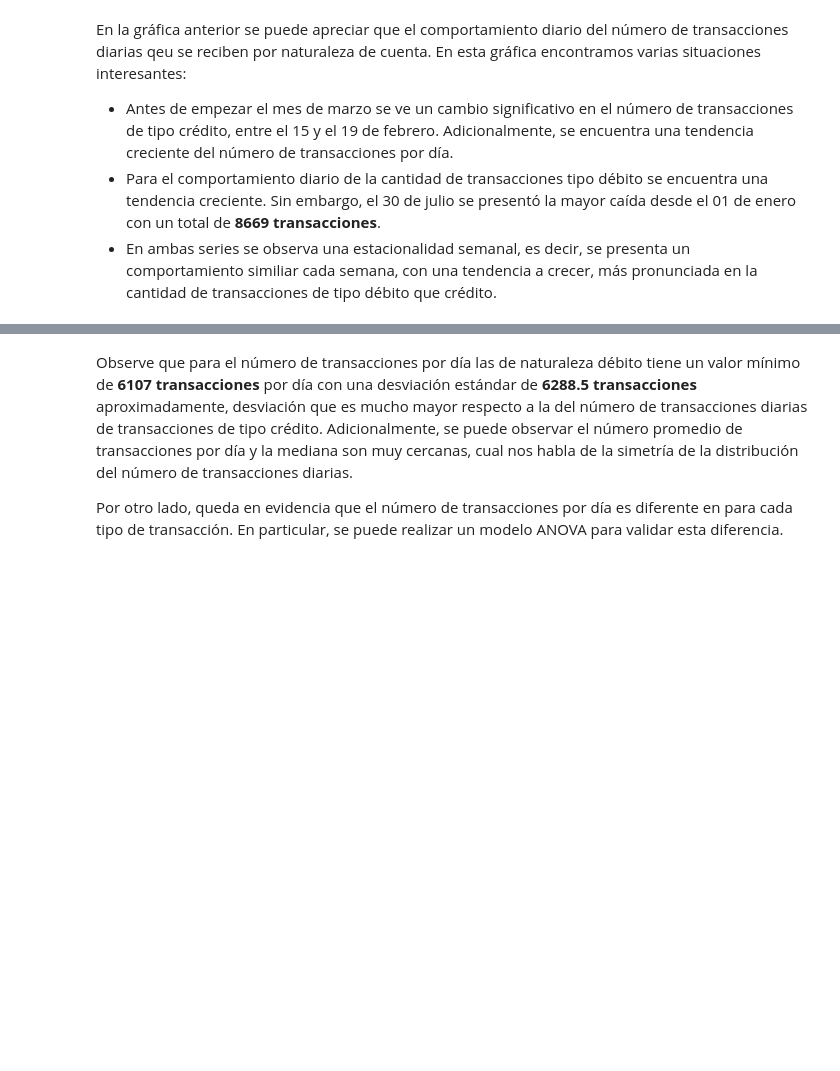
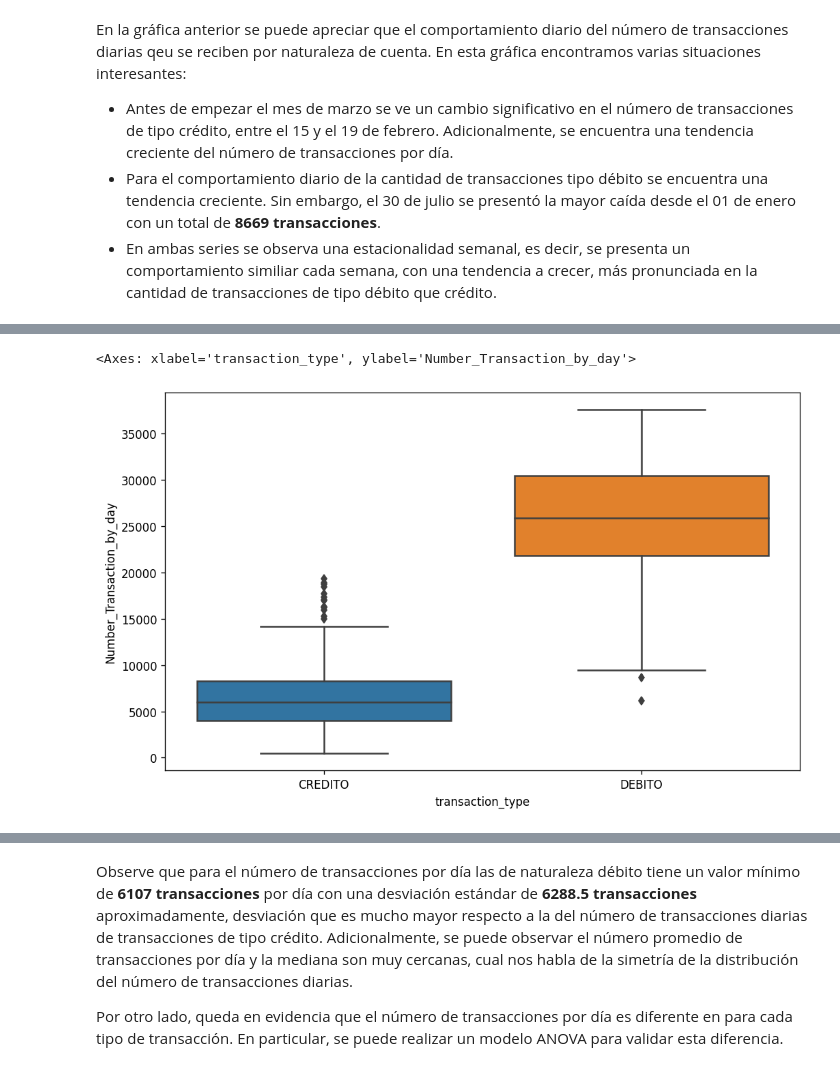
Before and after one commit to yyocampon/PruebaTecnicaNEQUI, a Jupyter notebook: PruebaTecnica.ipynb, the cells around one changed output, grey strips where cells are left out. Drawn from its saved outputs; the diff is of its cells as text; code cells hidden in the pictures; blank space fills up the shorter version.

```diff
--- a/PruebaTecnica.ipynb
+++ b/PruebaTecnica.ipynb
@@ -188,6 +188,11 @@ fig = px.box(dates_group, x = "transaction_type", y="Number_Transaction_by_day",
 fig.show()
 # %% [output]
 [interactive output not drawn]
+# %%
+sns.boxplot(x='transaction_type', y='Number_Transaction_by_day', data=dates_group)
+# %% [output]
+<Axes: xlabel='transaction_type', ylabel='Number_Transaction_by_day'>
+[figure, added]
 # %%
 # Descriptive  metrics
 dates_group.groupby('transaction_type').describe()
```
Also changed, not shown: parts of 3 cells of this notebook.
